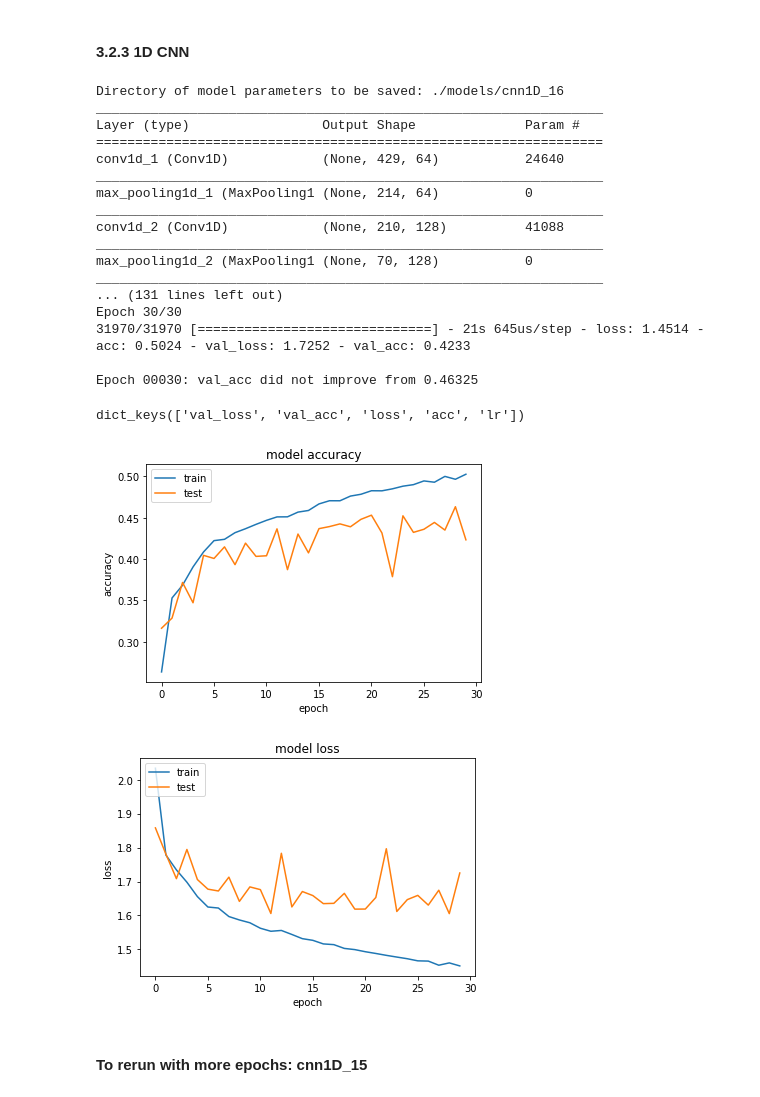
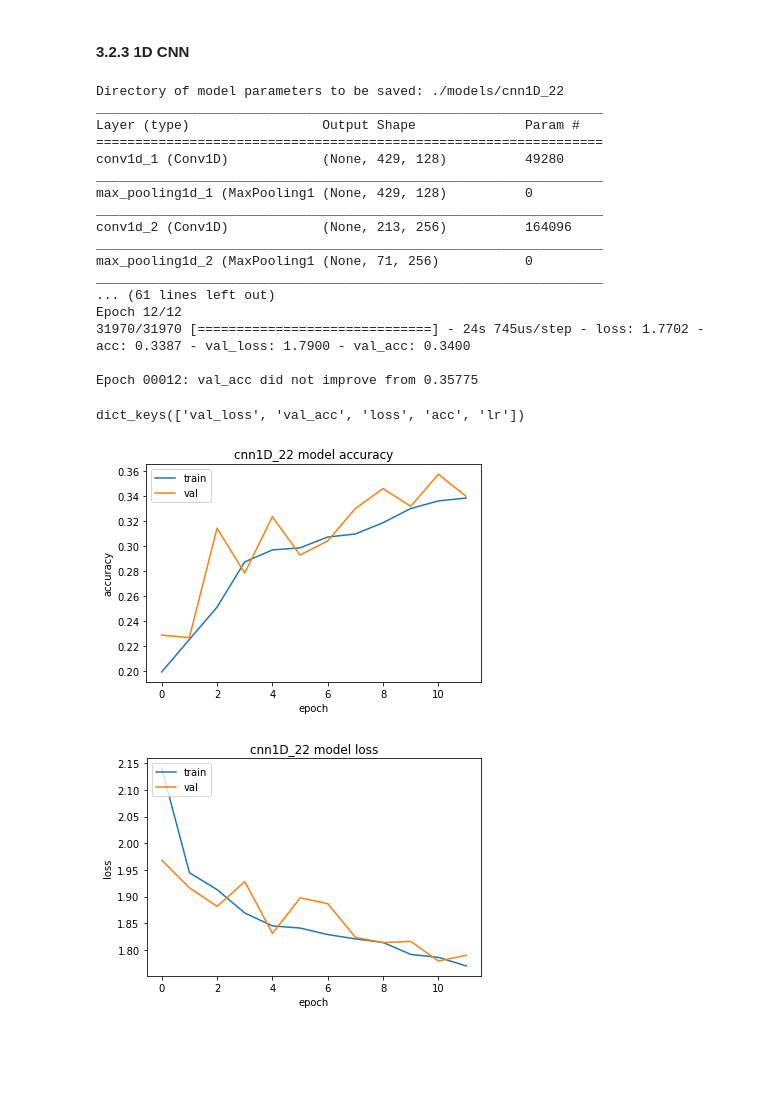
Before and after one commit to kuangweihuang/MIDS_w210_capstone_mb_kh_ws, a Jupyter notebook: 3.0_cnn_genre_classification_CNN.ipynb, the cells around one changed output. Saved outputs shown, nothing was run; the diff lists cells and outputs as text; code cells hidden in the pictures; blank space fills up the shorter version.

```diff
--- a/3.0_cnn_genre_classification_CNN.ipynb
+++ b/3.0_cnn_genre_classification_CNN.ipynb
@@ -259,7 +310,7 @@ dict_keys(['val_loss', 'val_acc', 'loss', 'acc', 'lr'])
 # %% [markdown]
 #### 3.2.3 1D CNN <a class="anchor" id="2.3"></a>
 # %%
-model_name = 'cnn1D_16'
+model_name = 'cnn1D_22'
 model_dir = f'./models/{model_name}'
 print("Directory of model parameters to be saved: {}".format(model_dir))
 
@@ -267,43 +318,47 @@ print("Directory of model parameters to be saved: {}".format(model_dir))
 hp = {'batch_size' : 32,
       'kernel_size1' : 3,
       'kernel_size2' : 5,
-      'filter_size1' : 64,
-      'filter_size2' : 128,
-      'strides' : 1,
+      'filter_size1' : 128,
+      'filter_size2' : 256,
+      'strides1' : 1,
+      'strides2' : 2,
+      'padding' : 'valid',
       'activation' : 'relu',
-      'pool_size1' : 2,
+      'pool_size1' : 1,
       'pool_size2' : 3,
       'l2' : 0.01,
-      'epochs' : 30,
+      'epochs' : 12,
       'optimizer' : 'adam',
-      'dense1' : 16,
-      'dense2' : 32
+      'dense1' : 32,
+      'dense2' : 16,
+      'dropout1' : 0.2
      }
 num_classes = len(genre_dict)
 
 # Building the model
 K.clear_session()
 model = Sequential()
-model.add(Conv1D(filters=hp['filter_size1'],
-                 kernel_size=hp['kernel_size1'],
-                 strides=hp['strides'],
+model.add(Conv1D(filters=hp['filter_size1'], kernel_size=hp['kernel_size1'],
+                 strides=hp['strides1'], padding=hp['padding'],
                  activation=hp['activation'],
                  kernel_regularizer=regularizers.l2(hp['l2']),
                  input_shape=train_X.shape[1:]
                 ))
 model.add(MaxPooling1D(pool_size=hp['pool_size1']))
 
-model.add(Conv1D(filters=hp['filter_size2'],
-                 kernel_size=hp['kernel_size2'],
-                 strides=hp['strides'],
+model.add(Conv1D(filters=hp['filter_size2'], kernel_size=hp['kernel_size2'],
+                 strides=hp['strides2'], padding=hp['padding'],
                  activation=hp['activation'],
                  kernel_regularizer=regularizers.l2(hp['l2'])
                 ))
 model.add(MaxPooling1D(pool_size=hp['pool_size2']))
 
 model.add(Flatten())
+
 model.add(Dense(hp['dense1'], activation='relu'))
+model.add(Dropout(hp['dropout1']))
 model.add(Dense(hp['dense2'], activation='relu'))
+
 model.add(Dense(num_classes, activation='softmax'))
 
 # Complie the model
@@ -333,29 +388,27 @@ print('Training...')
 history = model.fit(train_X, train_Y, batch_size=hp['batch_size'], epochs=hp['epochs'],
                     validation_data=(val_X, val_Y), verbose=1, callbacks=callbacks_list)
 # %% [output]
-Directory of model parameters to be saved: ./models/cnn1D_16
+Directory of model parameters to be saved: ./models/cnn1D_22
 _________________________________________________________________
 Layer (type)                 Output Shape              Param #
 =================================================================
-conv1d_1 (Conv1D)            (None, 429, 64)           24640
+conv1d_1 (Conv1D)            (None, 429, 128)          49280
 _________________________________________________________________
-max_pooling1d_1 (MaxPooling1 (None, 214, 64)           0
+max_pooling1d_1 (MaxPooling1 (None, 429, 128)          0
 _________________________________________________________________
-conv1d_2 (Conv1D)            (None, 210, 128)          41088
+conv1d_2 (Conv1D)            (None, 213, 256)          164096
 _________________________________________________________________
-max_pooling1d_2 (MaxPooling1 (None, 70, 128)           0
+max_pooling1d_2 (MaxPooling1 (None, 71, 256)           0
 _________________________________________________________________
-... (131 lines left out)
-Epoch 30/30
-31970/31970 [==============================] - 21s 645us/step - loss: 1.4514 - acc: 0.5024 - val_loss: 1.7252 - val_acc: 0.4233
+... (61 lines left out)
+Epoch 12/12
+31970/31970 [==============================] - 24s 745us/step - loss: 1.7702 - acc: 0.3387 - val_loss: 1.7900 - val_acc: 0.3400
 
-Epoch 00030: val_acc did not improve from 0.46325
+Epoch 00012: val_acc did not improve from 0.35775
 # %%
-show_summary_stats(history)
+show_summary_stats(history, model_name)
 # %% [output]
 dict_keys(['val_loss', 'val_acc', 'loss', 'acc', 'lr'])
-[figure, old version]
+[figure, new version]
-[figure, old version]
+[figure, new version]
-# %% [markdown]
-#### To rerun with more epochs: cnn1D_15
 # %%
```
Also changed, not shown: parts of 14 cells of this notebook.
